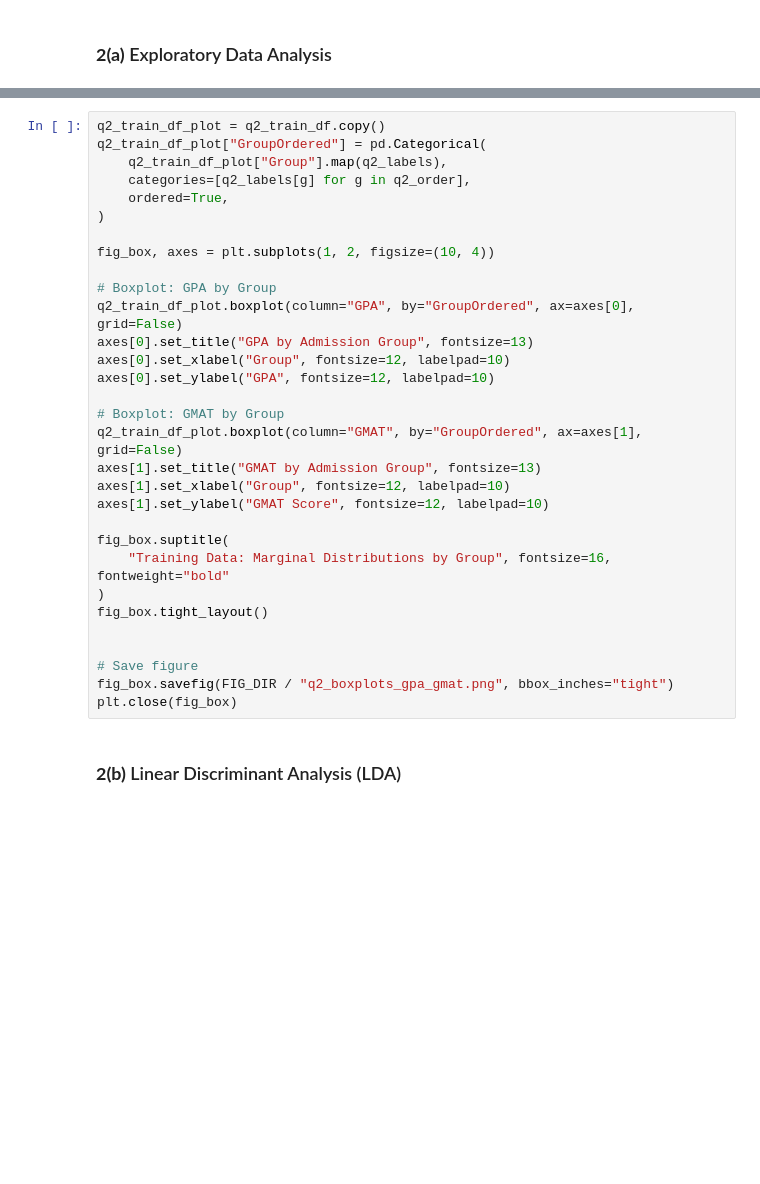
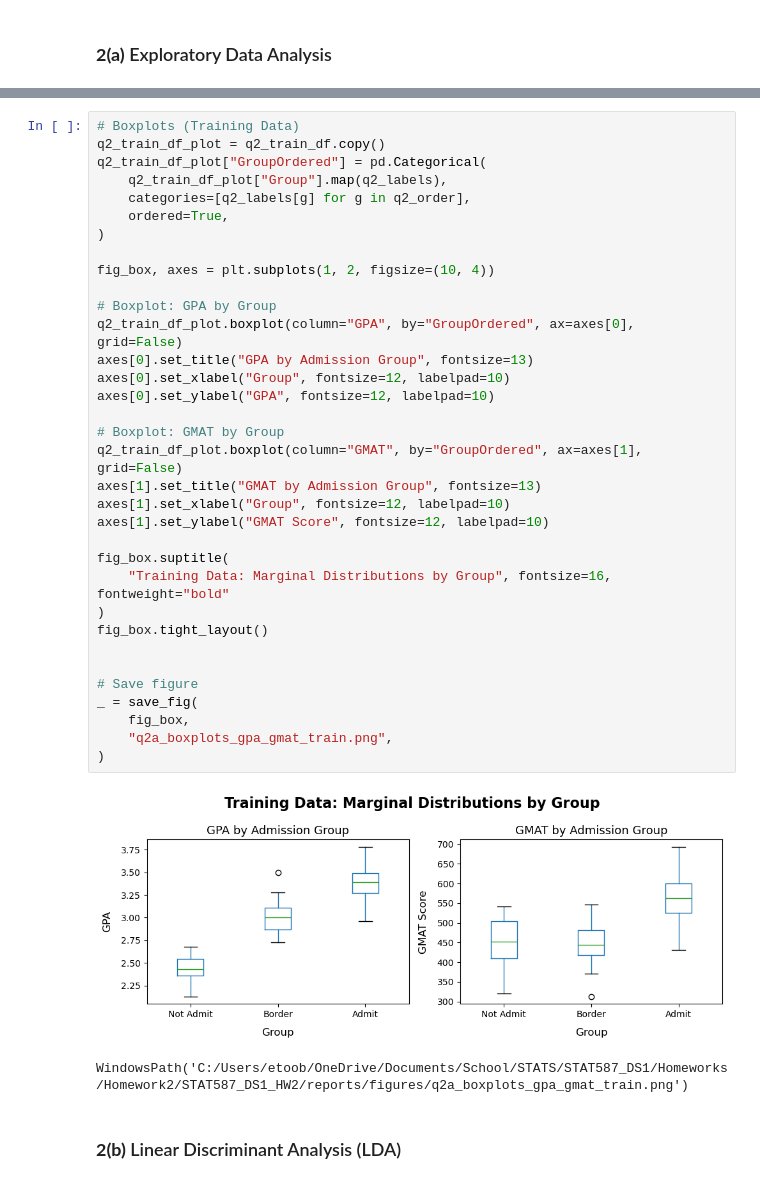
Before and after one commit to etoobian/STAT587_DS1_HW2, a Jupyter notebook: notebooks/STAT587_HW2.ipynb, the cells around one changed output, grey strips where cells are left out. Saved outputs shown, nothing was run; the diff lists cells and outputs as text; blank space fills up the shorter version.

```diff
--- a/notebooks/STAT587_HW2.ipynb
+++ b/notebooks/STAT587_HW2.ipynb
@@ -1735,34 +1739,40 @@ plt.close(fig_scatter)
 # %%
+# Boxplots (Training Data)
 q2_train_df_plot = q2_train_df.copy()
 q2_train_df_plot["GroupOrdered"] = pd.Categorical(
     q2_train_df_plot["Group"].map(q2_labels),
     categories=[q2_labels[g] for g in q2_order],
     ordered=True,
 )
 
 fig_box, axes = plt.subplots(1, 2, figsize=(10, 4))
 
 # Boxplot: GPA by Group
 q2_train_df_plot.boxplot(column="GPA", by="GroupOrdered", ax=axes[0], grid=False)
 axes[0].set_title("GPA by Admission Group", fontsize=13)
 axes[0].set_xlabel("Group", fontsize=12, labelpad=10)
 axes[0].set_ylabel("GPA", fontsize=12, labelpad=10)
 
 # Boxplot: GMAT by Group
 q2_train_df_plot.boxplot(column="GMAT", by="GroupOrdered", ax=axes[1], grid=False)
 axes[1].set_title("GMAT by Admission Group", fontsize=13)
 axes[1].set_xlabel("Group", fontsize=12, labelpad=10)
 axes[1].set_ylabel("GMAT Score", fontsize=12, labelpad=10)
 
 fig_box.suptitle(
     "Training Data: Marginal Distributions by Group", fontsize=16, fontweight="bold"
 )
 fig_box.tight_layout()
 
 
 # Save figure
-fig_box.savefig(FIG_DIR / "q2_boxplots_gpa_gmat.png", bbox_inches="tight")
-plt.close(fig_box)
+_ = save_fig(
+    fig_box,
+    "q2a_boxplots_gpa_gmat_train.png",
+)
+# %% [output]
+[figure, added]
+WindowsPath('C:/Users/etoob/OneDrive/Documents/School/STATS/STAT587_DS1/Homeworks/Homework2/STAT587_DS1_HW2/reports/figures/q2a_boxplots_gpa_gmat_train.png')
 # %% [markdown]
 ### **2(b)** Linear Discriminant Analysis (LDA)
 # %%
```
Also changed, not shown: parts of 1 cell of this notebook, 4 other files.
